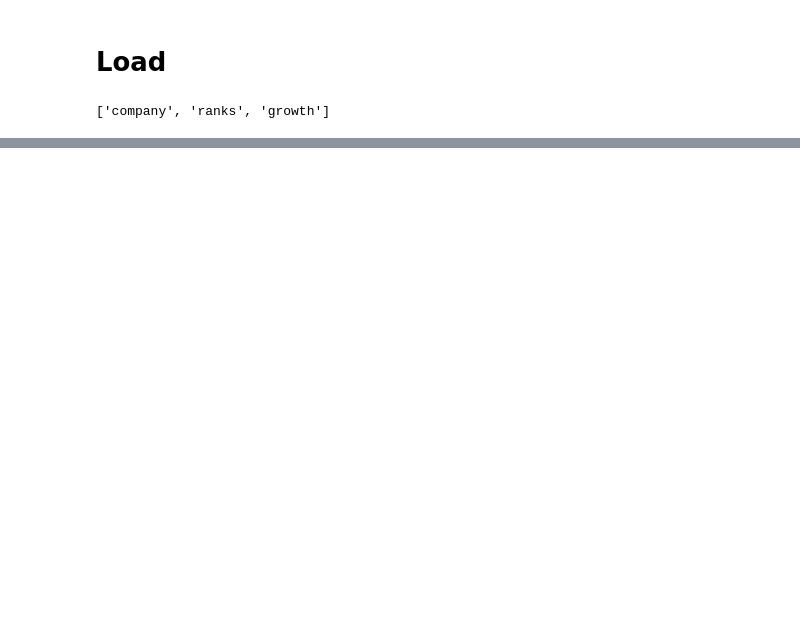
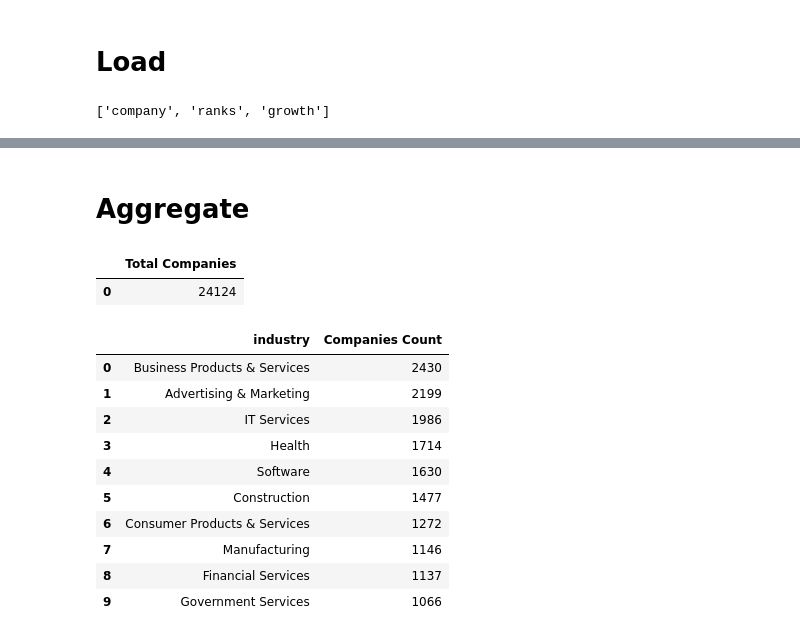
Before and after one commit to ermiasgelaye/ETL-Project, a Jupyter notebook: ETL_data_project.ipynb, the cells around one changed output, grey strips where cells are left out. Drawn from its saved outputs; the diff is of its cells as text; code cells hidden in the pictures; blank space fills up the shorter version.

```diff
--- a/ETL_data_project.ipynb
+++ b/ETL_data_project.ipynb
@@ -346,0 +353,24 @@ pd.read_sql_query('select * from growth', con=engine).head()
+# %% [markdown]
+# Aggregate
+# %%
+# Total number of companies
+pd.read_sql_query('SELECT COUNT(company_name) As "Total Companies" FROM Company', con=engine)
+# %% [output]
+|  | Total Companies |
+| 0 | 24124 |
+# %%
+# Top 10 industries the companies sourced
+top_ten_ind=pd.read_sql_query('SELECT industry, COUNT(company_name) As "Companies Count" FROM Company GROUP BY industry ORDER BY "Companies Count" DESC LIMIT 10', con=engine)
+top_ten_ind
+# %% [output]
+|  | industry | Companies Count |
+| 0 | Business Products & Services | 2430 |
+| 1 | Advertising & Marketing | 2199 |
+| 2 | IT Services | 1986 |
+| 3 | Health | 1714 |
+| 4 | Software | 1630 |
+| 5 | Construction | 1477 |
+| 6 | Consumer Products & Services | 1272 |
+| 7 | Manufacturing | 1146 |
+| 8 | Financial Services | 1137 |
+| 9 | Government Services | 1066 |
```
Also changed, not shown: parts of 9 cells of this notebook, 4 other files.
